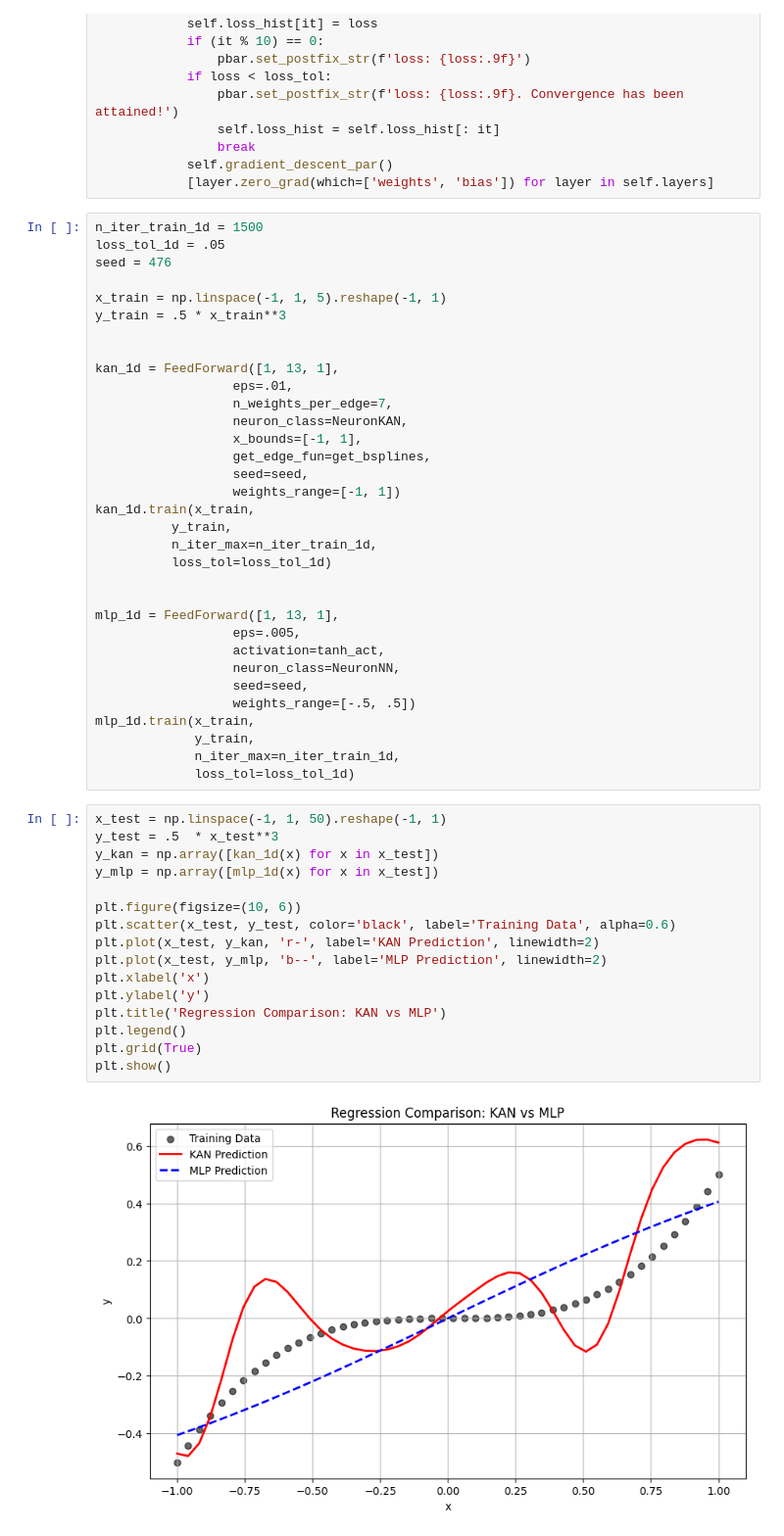
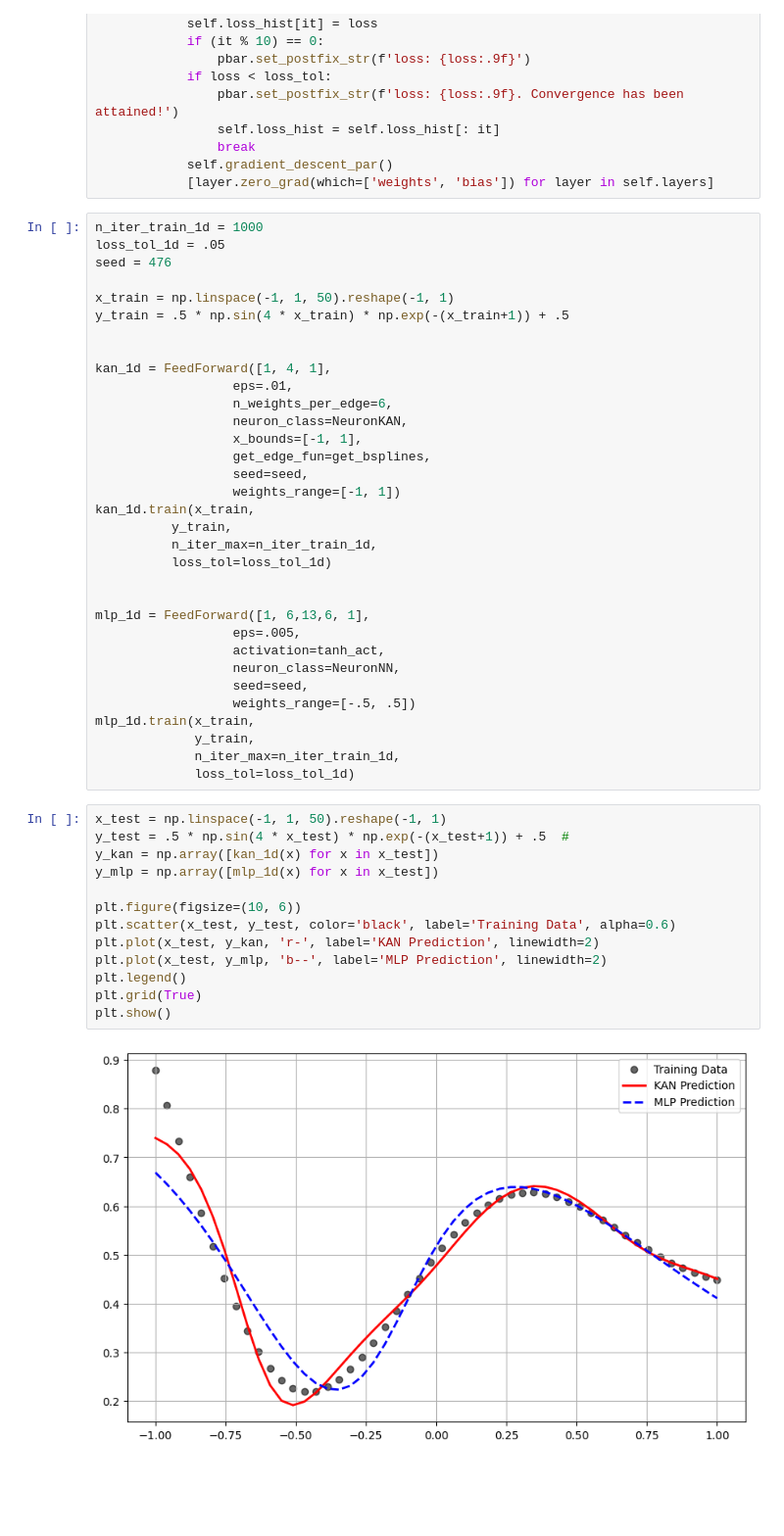
Before and after one commit to VaibhavMathur-2003/Research-Paper-Implementation, a Jupyter notebook: KAN/kanxmlp.ipynb, the cells around one changed output. Shown at 98% size. Drawn from its saved outputs; the diff is of its cells as text; blank space fills up the shorter version.

```diff
--- a/KAN/kanxmlp.ipynb
+++ b/KAN/kanxmlp.ipynb
@@ -302,17 +302,17 @@ class FeedForward:
             self.gradient_descent_par()
             [layer.zero_grad(which=['weights', 'bias']) for layer in self.layers]
 # %%
-n_iter_train_1d = 1500
+n_iter_train_1d = 1000
 loss_tol_1d = .05
 seed = 476
 
-x_train = np.linspace(-1, 1, 5).reshape(-1, 1)
-y_train = .5 * x_train**3
+x_train = np.linspace(-1, 1, 50).reshape(-1, 1)
+y_train = .5 * np.sin(4 * x_train) * np.exp(-(x_train+1)) + .5
 
 
-kan_1d = FeedForward([1, 13, 1],
+kan_1d = FeedForward([1, 4, 1],
                   eps=.01,
-                  n_weights_per_edge=7,
+                  n_weights_per_edge=6,
                   neuron_class=NeuronKAN,
                   x_bounds=[-1, 1],
                   get_edge_fun=get_bsplines,
@@ -324,7 +324,7 @@ kan_1d.train(x_train,
           loss_tol=loss_tol_1d)
 
 
-mlp_1d = FeedForward([1, 13, 1],
+mlp_1d = FeedForward([1, 6,13,6, 1],
                   eps=.005,
                   activation=tanh_act,
                   neuron_class=NeuronNN,
@@ -336,22 +336,19 @@ mlp_1d.train(x_train,
              loss_tol=loss_tol_1d)
 # %%
 x_test = np.linspace(-1, 1, 50).reshape(-1, 1)
-y_test = .5  * x_test**3
+y_test = .5 * np.sin(4 * x_test) * np.exp(-(x_test+1)) + .5  #
 y_kan = np.array([kan_1d(x) for x in x_test])
 y_mlp = np.array([mlp_1d(x) for x in x_test])
 
 plt.figure(figsize=(10, 6))
 plt.scatter(x_test, y_test, color='black', label='Training Data', alpha=0.6)
 plt.plot(x_test, y_kan, 'r-', label='KAN Prediction', linewidth=2)
 plt.plot(x_test, y_mlp, 'b--', label='MLP Prediction', linewidth=2)
-plt.xlabel('x')
-plt.ylabel('y')
-plt.title('Regression Comparison: KAN vs MLP')
 plt.legend()
 plt.grid(True)
 plt.show()
 # %% [output]
-[figure, old version]
+[figure, new version]
 # %%
 from sklearn import datasets
 
```
Also changed, not shown: parts of 3 cells of this notebook.
